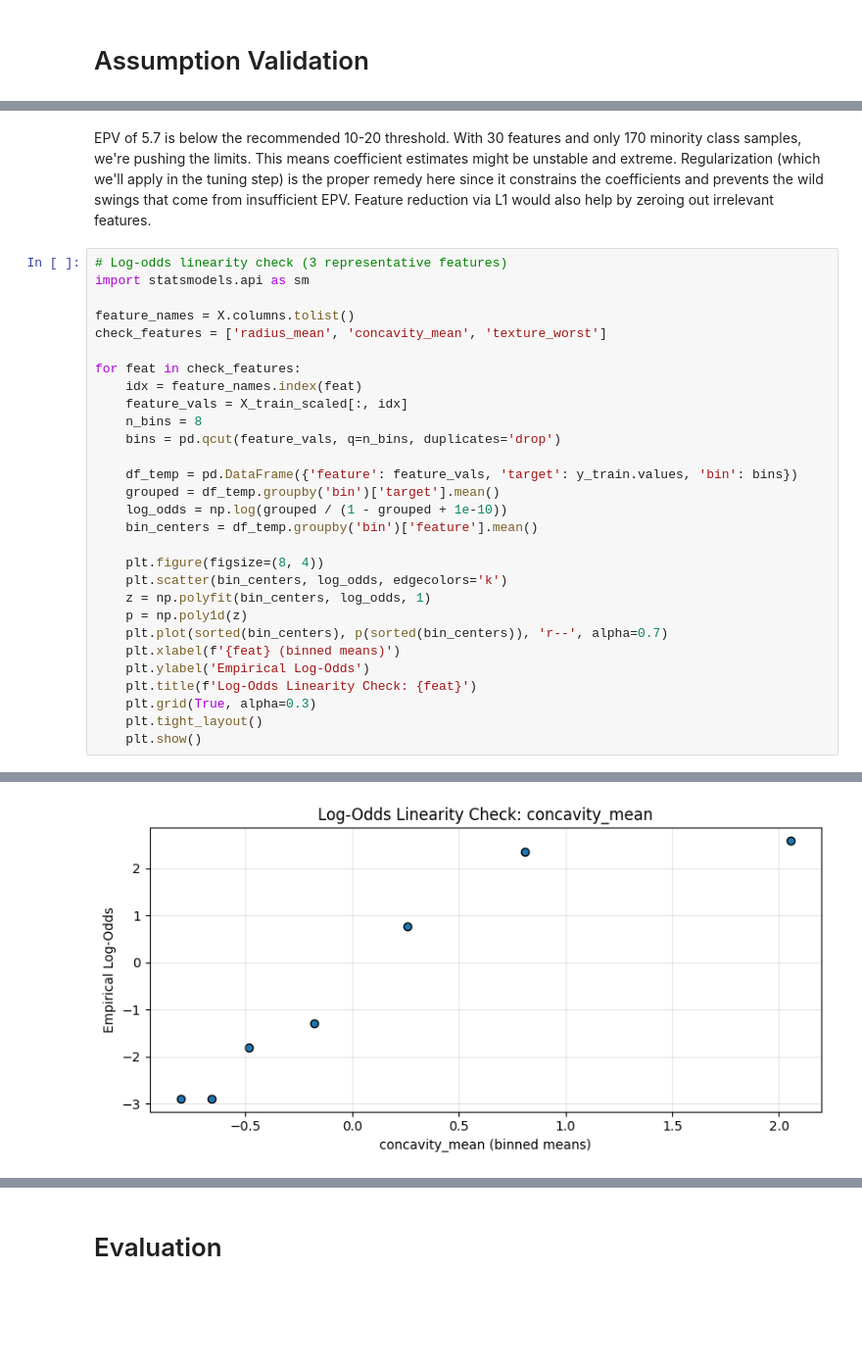
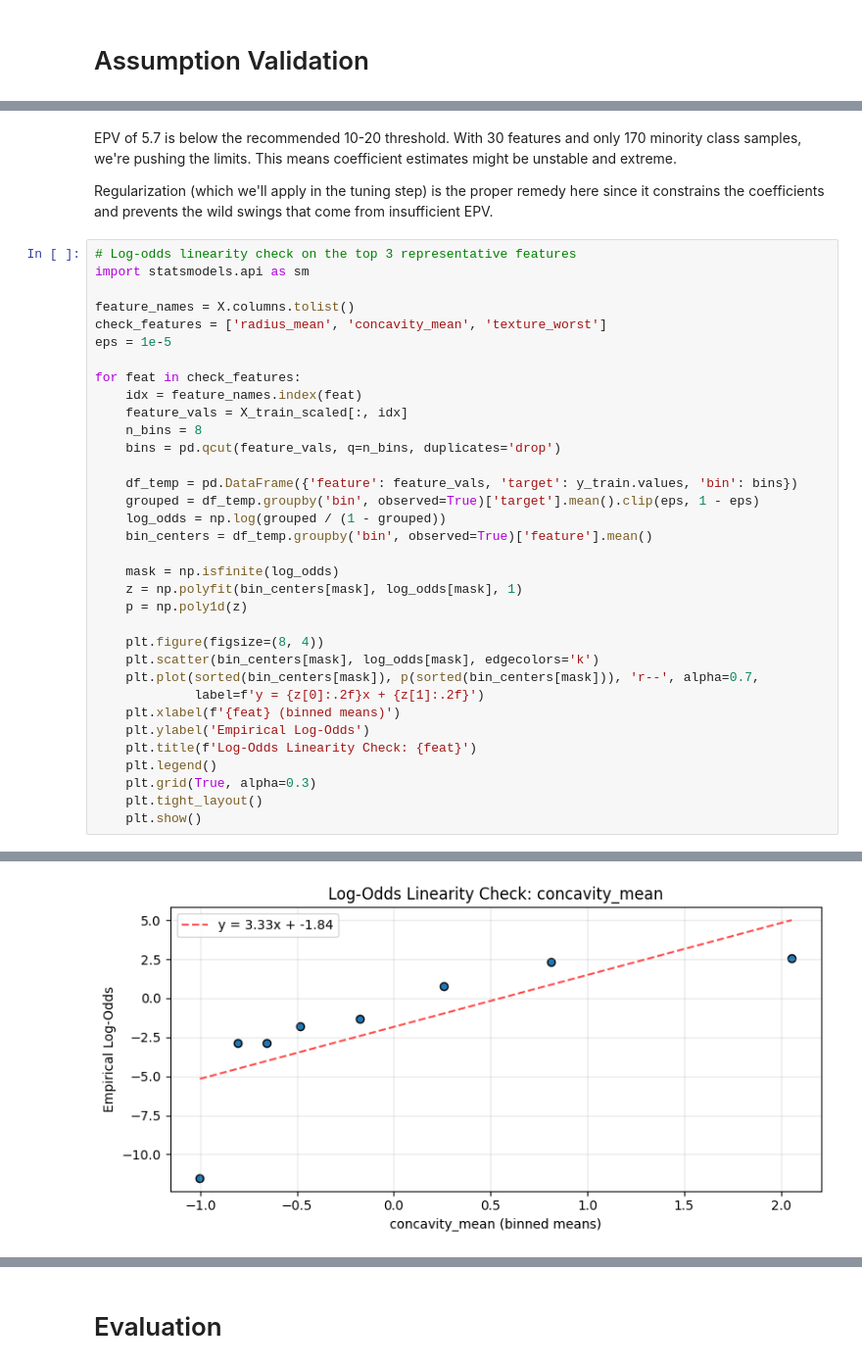
Before and after one commit to amaldu/data-science-katas, a Jupyter notebook: machine_learning/01_regression/logistic_regression/exercises/exercise_logistic_regression.ipynb, the cells around one changed output, grey strips where cells are left out. Shown at 98% size. Drawn from its saved outputs; the diff is of its cells as text; blank space fills up the shorter version.

```diff
--- a/machine_learning/01_regression/logistic_regression/exercises/exercise_logistic_regression.ipynb
+++ b/machine_learning/01_regression/logistic_regression/exercises/exercise_logistic_regression.ipynb
@@ -302,13 +300,16 @@ Number of features:       30
 Minority class count:     170
 Events Per Variable (EPV): 5.7
 # %% [markdown]
-EPV of 5.7 is below the recommended 10-20 threshold. With 30 features and only 170 minority class samples, we're pushing the limits. This means coefficient estimates might be unstable and extreme. Regularization (which we'll apply in the tuning step) is the proper remedy here since it constrains the coefficients and prevents the wild swings that come from insufficient EPV. Feature reduction via L1 would also help by zeroing out irrelevant features.
+EPV of 5.7 is below the recommended 10-20 threshold. With 30 features and only 170 minority class samples, we're pushing the limits. This means coefficient estimates might be unstable and extreme.
+
+Regularization (which we'll apply in the tuning step) is the proper remedy here since it constrains the coefficients and prevents the wild swings that come from insufficient EPV.
 # %%
-# Log-odds linearity check (3 representative features)
+# Log-odds linearity check on the top 3 representative features
 import statsmodels.api as sm
 
 feature_names = X.columns.tolist()
 check_features = ['radius_mean', 'concavity_mean', 'texture_worst']
+eps = 1e-5
 
 for feat in check_features:
     idx = feature_names.index(feat)
@@ -317,18 +318,22 @@ for feat in check_features:
     bins = pd.qcut(feature_vals, q=n_bins, duplicates='drop')
 
     df_temp = pd.DataFrame({'feature': feature_vals, 'target': y_train.values, 'bin': bins})
-    grouped = df_temp.groupby('bin')['target'].mean()
-    log_odds = np.log(grouped / (1 - grouped + 1e-10))
-    bin_centers = df_temp.groupby('bin')['feature'].mean()
+    grouped = df_temp.groupby('bin', observed=True)['target'].mean().clip(eps, 1 - eps)
+    log_odds = np.log(grouped / (1 - grouped))
+    bin_centers = df_temp.groupby('bin', observed=True)['feature'].mean()
+
+    mask = np.isfinite(log_odds)
+    z = np.polyfit(bin_centers[mask], log_odds[mask], 1)
+    p = np.poly1d(z)
 
     plt.figure(figsize=(8, 4))
-    plt.scatter(bin_centers, log_odds, edgecolors='k')
-    z = np.polyfit(bin_centers, log_odds, 1)
-    p = np.poly1d(z)
-    plt.plot(sorted(bin_centers), p(sorted(bin_centers)), 'r--', alpha=0.7)
+    plt.scatter(bin_centers[mask], log_odds[mask], edgecolors='k')
+    plt.plot(sorted(bin_centers[mask]), p(sorted(bin_centers[mask])), 'r--', alpha=0.7,
+             label=f'y = {z[0]:.2f}x + {z[1]:.2f}')
     plt.xlabel(f'{feat} (binned means)')
     plt.ylabel('Empirical Log-Odds')
     plt.title(f'Log-Odds Linearity Check: {feat}')
+    plt.legend()
     plt.grid(True, alpha=0.3)
     plt.tight_layout()
     plt.show()
@@ -337 +342 @@ for feat in check_features:
-[figure, old version]
+[figure, new version]
```
Also changed, not shown: parts of 20 cells of this notebook.
